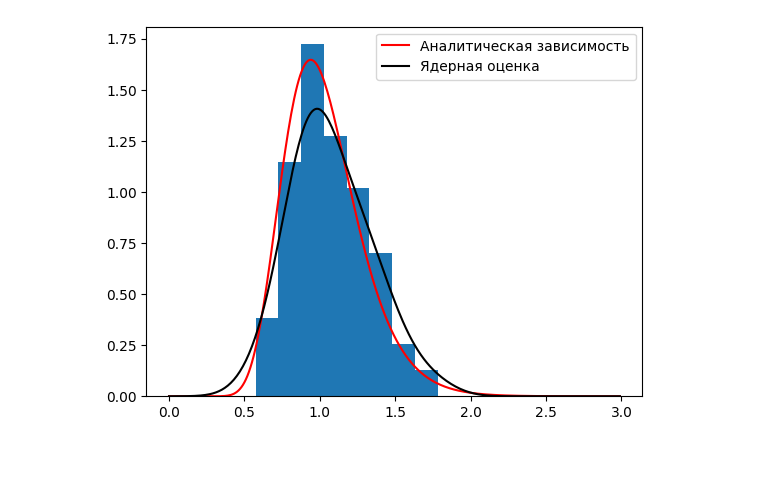
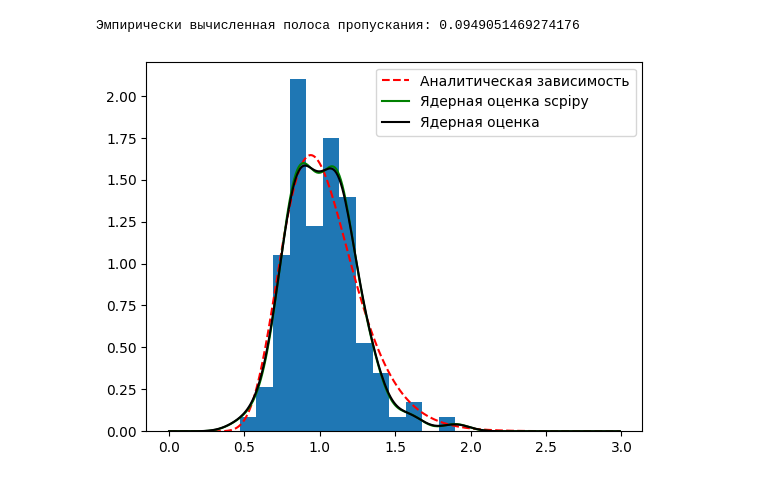
Before and after one commit to vgorbikov/infotransfer_labs, a Jupyter notebook: lab1.ipynb, the cells around one changed output. Saved outputs shown, nothing was run; the diff lists cells and outputs as text; code cells hidden in the pictures.

```diff
--- a/lab1.ipynb
+++ b/lab1.ipynb
@@ -23,27 +50,35 @@ SIGMA = 0.25
 
 # выборка
 values = np.random.lognormal(MU, SIGMA, 104)
+
+# среднеквадратичное отклонение выборки
+emp_sigma = sc.ndimage.standard_deviation(values)
+# эмпирически вычисленная полоса пропускания
+emp_h = (4*emp_sigma**5/(3*len(values)))**(1/5)
+
+print(f'Эмпирически вычисленная полоса пропускания: {emp_h}')
+# %% [output]
+Эмпирически вычисленная полоса пропускания: 0.0949051469274176
 # %%
 # точки для постороения аналитической кривой
 xs = list(np.arange(0, 3, 0.01))
-ys = list(st.lognorm.pdf(xs, SIGMA, MU))
+ys_an = list(st.lognorm.pdf(xs, SIGMA, MU))
 # %%
 class CoreEst():
   """
   Класс для создания ядерного оценщика плотности распределения
   """
-  def __init__(self, core: Callable[[float], float], h: float) -> None:
+  def __init__(self, core: Callable[[float], float]) -> None:
     self.core = core
-    self.h = h
 
-  def estimation_gen(self, xs: list[float]) -> Callable[[float], float]:
+  def estimation_gen(self, xs: list[float], h: float) -> Callable[[float], float]:
     """
     Метод для создания функции-оценщика по элементам выборки
     """
     n = len(xs)
 
     def est_xi(x: float) -> float:
-      return 1/(n*self.h)*np.sum([self.core((x - x_i)/self.h) for x_i in xs])
+      return 1/(n*h)*np.sum([self.core((x - x_i)/h) for x_i in xs])
 
     return est_xi
 
@@ -55,18 +90,26 @@ def norm_core(x: float) -> float:
   return 1/(np.sqrt(2*np.pi))*np.exp(-1*x**2/2)
 # %%
 # создаём предсказатель по данным исследуемой выборки
-estimator = CoreEst(norm_core, 0.15).estimation_gen(values)
+estimator = CoreEst(norm_core).estimation_gen(values, emp_h)
 
 # находим с его помощью точки для построения оценочной кривой плотности распределения
-est_ys = [estimator(xi) for xi in xs]
+ys_kde = [estimator(xi) for xi in xs]
+
+# для сравнения посмотрим что даст метод, реализованный в scipy
+kernl = st.gaussian_kde(values)
+ys_kde_scpy = [kernl(xi) for xi in xs]
 # %%
 fig, ax = plt.subplots(1, 1)
 
-ax.hist(values, density=True, bins='auto')
-ax.plot(xs, ys, label='Аналитическая зависимость', color='r')
-ax.plot(xs, est_ys, label='Ядерная оценка', color='black')
+# гистограмма для оценки плотности вероятностей
+ax.hist(values, density=True, bins=13)
+
+# отрисовка вычисленных кривых
+ax.plot(xs, ys_an, label='Аналитическая зависимость', color='r', linestyle='--')
+ax.plot(xs, ys_kde_scpy, label='Ядерная оценка scpipy', color='g')
+ax.plot(xs, ys_kde, label='Ядерная оценка', color='black')
 
 plt.legend()
 plt.show()
 # %% [output]
-[figure, old version]
+[figure, new version]
```
Also changed, not shown: parts of 5 cells of this notebook.
